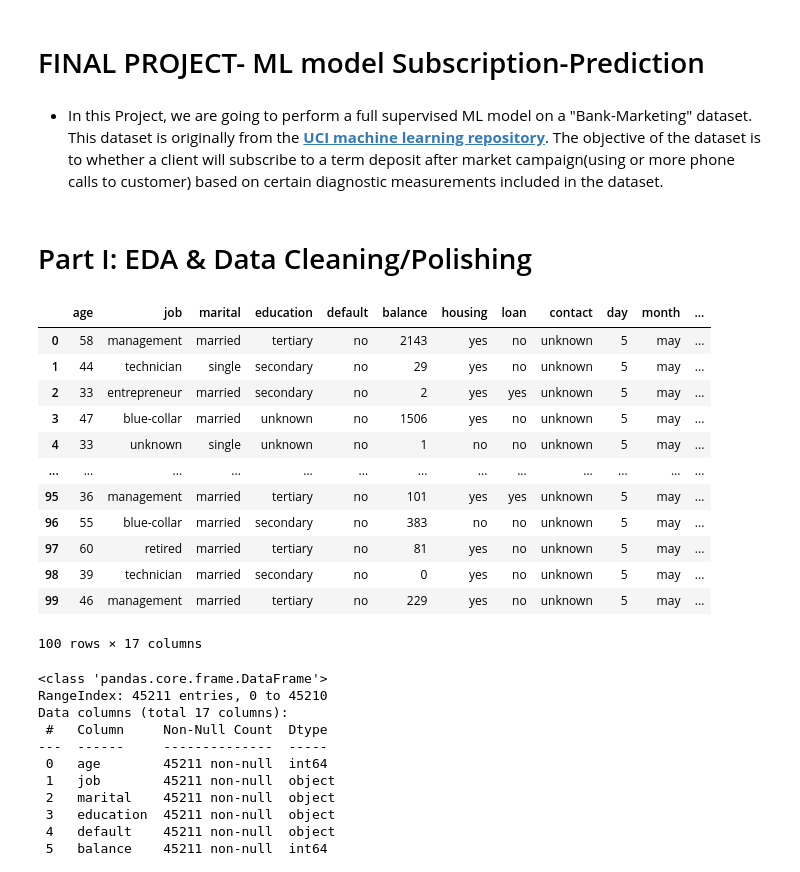
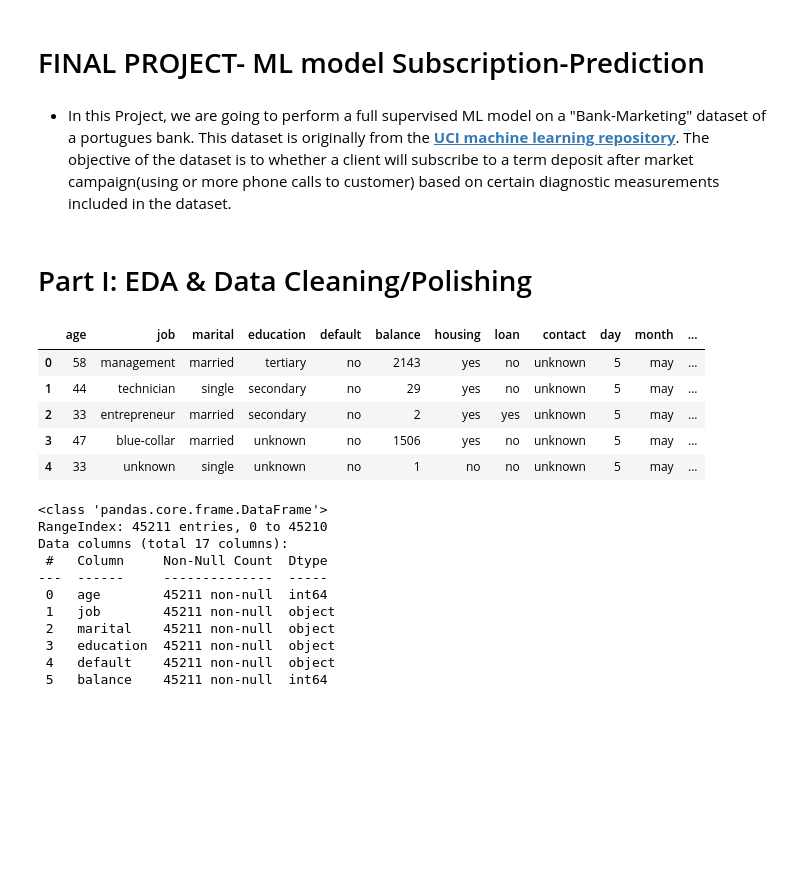
Before and after one commit to Tesfalem1983/Final-Project-LHL, a Jupyter notebook: Final_Project_SL.ipynb, the cells around one changed output. Drawn from its saved outputs; the diff is of its cells as text; code cells hidden in the pictures; blank space fills up the shorter version.

```diff
--- a/Final_Project_SL.ipynb
+++ b/Final_Project_SL.ipynb
@@ -1,7 +1,7 @@
 # %% [markdown]
 # FINAL PROJECT- ML model Subscription-Prediction
 # %% [markdown]
-- In this Project, we are going to perform a full supervised ML model on a "Bank-Marketing" dataset.
+- In this Project, we are going to perform a full supervised ML model on a "Bank-Marketing" dataset of a portugues bank.
  This dataset is originally from the [**UCI machine learning repository**](https://archive.ics.uci.edu/dataset/222/bank+marketing). The objective of the dataset is to whether a client will subscribe to a term deposit after market campaign(using or more phone calls to customer)
 based on certain diagnostic measurements included in the dataset.
 # %% [markdown]
@@ -9,25 +9,18 @@ based on certain diagnostic measurements included in the dataset.
 # %%
 import numpy as np
 import pandas as pd
 import matplotlib.pyplot as plt
 import seaborn as sns
 
 df = pd.read_csv('C:/Users/simon/Final-Project-LHL/bank-full.csv')
-df.head(100)
+df.head(5)
 # %% [output]
 |  | age | job | marital | education | default | balance | housing | loan | contact | day | month | ... |
 | 0 | 58 | management | married | tertiary | no | 2143 | yes | no | unknown | 5 | may | ... |
 | 1 | 44 | technician | single | secondary | no | 29 | yes | no | unknown | 5 | may | ... |
 | 2 | 33 | entrepreneur | married | secondary | no | 2 | yes | yes | unknown | 5 | may | ... |
 | 3 | 47 | blue-collar | married | unknown | no | 1506 | yes | no | unknown | 5 | may | ... |
 | 4 | 33 | unknown | single | unknown | no | 1 | no | no | unknown | 5 | may | ... |
-| ... | ... | ... | ... | ... | ... | ... | ... | ... | ... | ... | ... | ... |
-| 95 | 36 | management | married | tertiary | no | 101 | yes | yes | unknown | 5 | may | ... |
-| 96 | 55 | blue-collar | married | secondary | no | 383 | no | no | unknown | 5 | may | ... |
-| 97 | 60 | retired | married | tertiary | no | 81 | yes | no | unknown | 5 | may | ... |
-| 98 | 39 | technician | married | secondary | no | 0 | yes | no | unknown | 5 | may | ... |
-| 99 | 46 | management | married | tertiary | no | 229 | yes | no | unknown | 5 | may | ... |
-100 rows × 17 columns
 # %%
 df.info()
 # %% [output]
```
Also changed, not shown: parts of 26 cells of this notebook.
